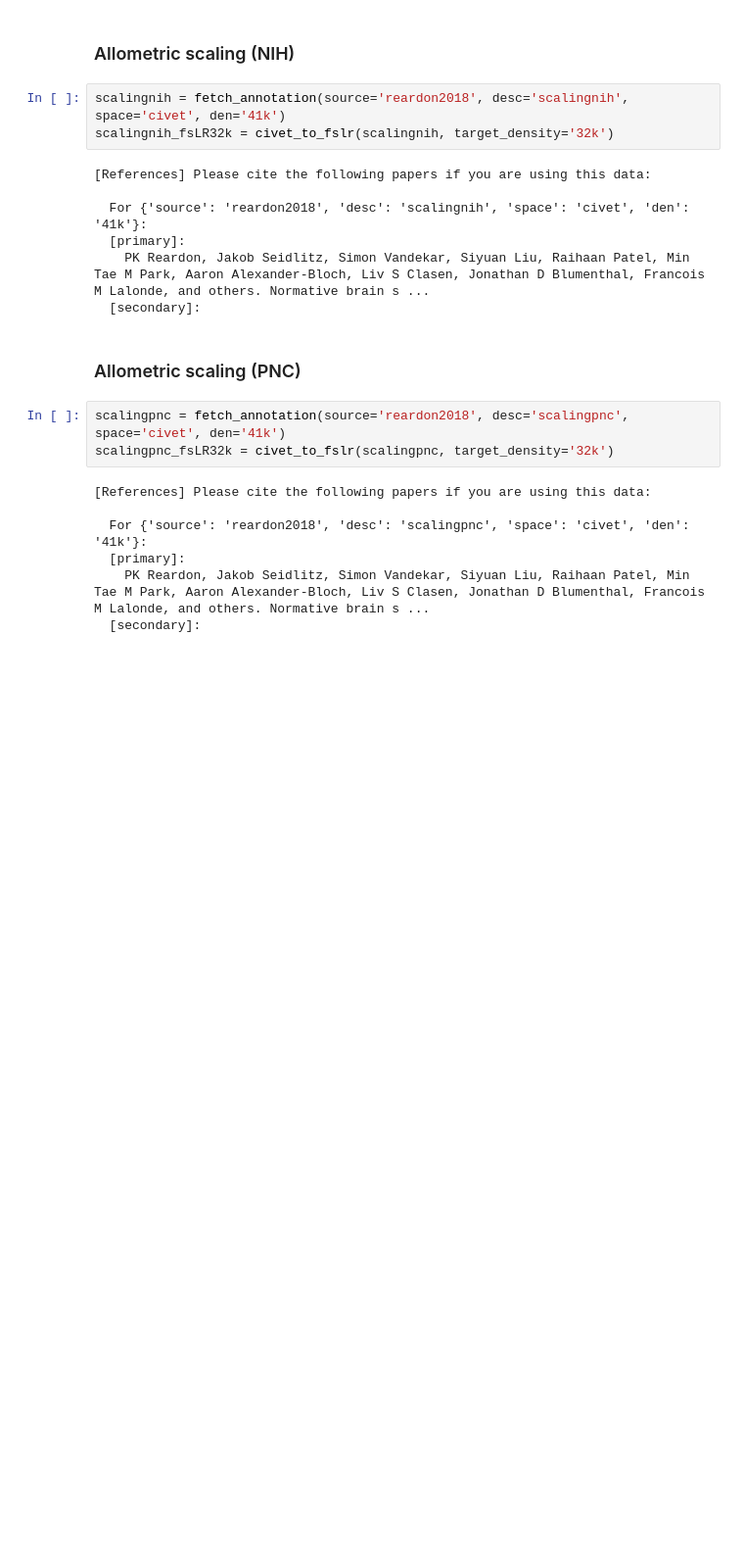
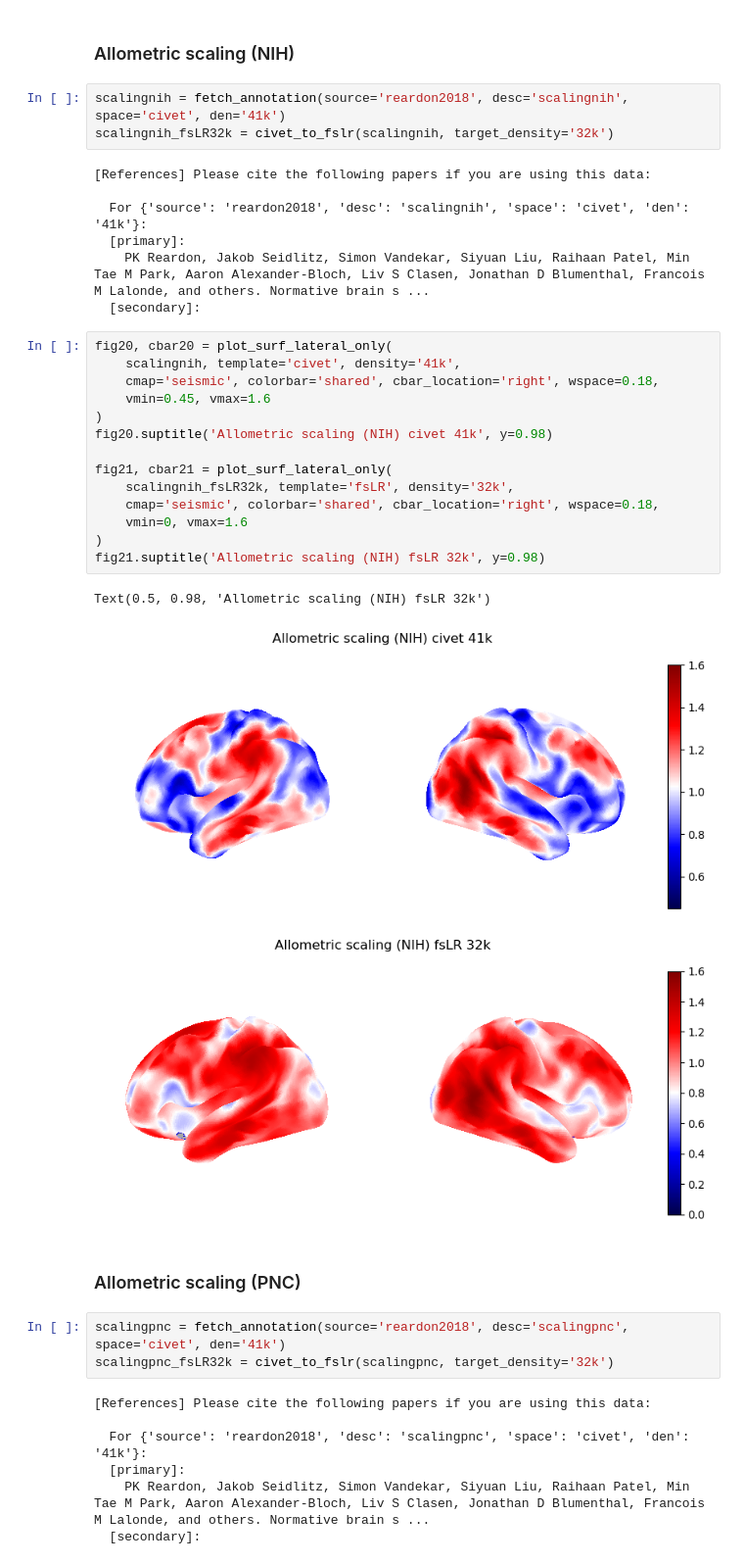
Before and after one commit to katrinasuherman/neuromaps-schizophrenia-thinning, a Jupyter notebook: transformations.ipynb, the cells around one changed output. Shown at 98% size. Drawn from its saved outputs; the diff is of its cells as text; blank space fills up the shorter version.

```diff
--- a/transformations.ipynb
+++ b/transformations.ipynb
@@ -549,6 +492,24 @@ scalingnih_fsLR32k = civet_to_fslr(scalingnih, target_density='32k')
   [primary]:
     PK Reardon, Jakob Seidlitz, Simon Vandekar, Siyuan Liu, Raihaan Patel, Min Tae M Park, Aaron Alexander-Bloch, Liv S Clasen, Jonathan D Blumenthal, Francois M Lalonde, and others. Normative brain s ...
   [secondary]:
+# %%
+fig20, cbar20 = plot_surf_lateral_only(
+    scalingnih, template='civet', density='41k',
+    cmap='seismic', colorbar='shared', cbar_location='right', wspace=0.18,
+    vmin=0.45, vmax=1.6
+)
+fig20.suptitle('Allometric scaling (NIH) civet 41k', y=0.98)
+
+fig21, cbar21 = plot_surf_lateral_only(
+    scalingnih_fsLR32k, template='fsLR', density='32k',
+    cmap='seismic', colorbar='shared', cbar_location='right', wspace=0.18,
+    vmin=0, vmax=1.6
+)
+fig21.suptitle('Allometric scaling (NIH) fsLR 32k', y=0.98)
+# %% [output]
+Text(0.5, 0.98, 'Allometric scaling (NIH) fsLR 32k')
+[figure, added]
+[figure, added]
 # %% [markdown]
 ### Allometric scaling (PNC)
 # %%
```
Also changed, not shown: parts of 19 cells of this notebook.
